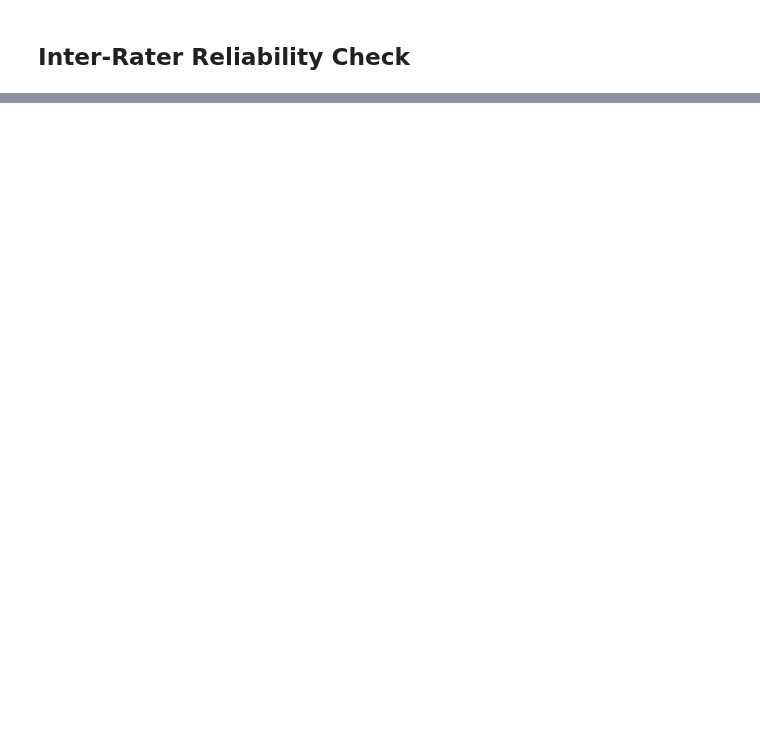
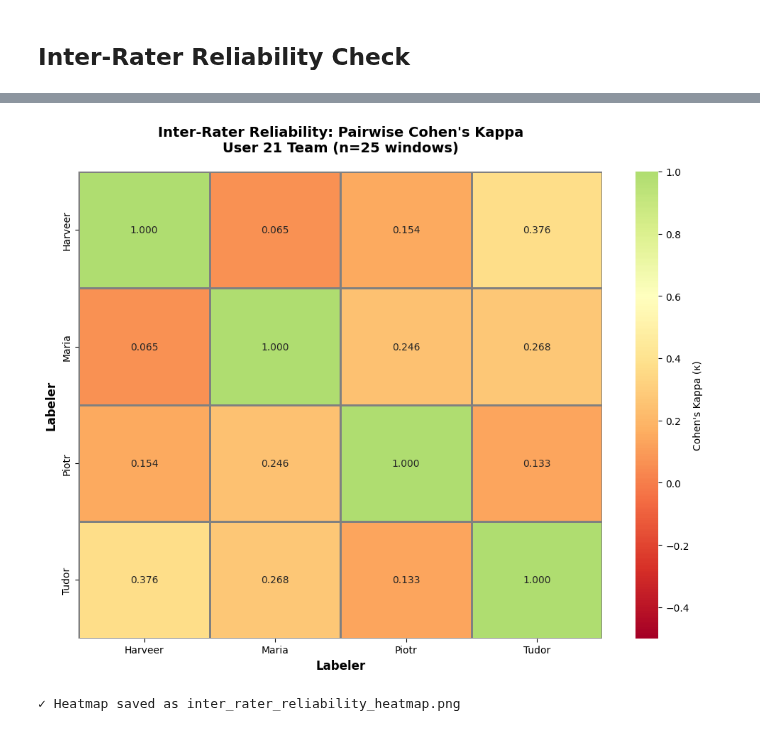
Before and after one commit to tudormatei/dsai-project, a Jupyter notebook: labeling_interface.ipynb, the cells around one changed output, grey strips where cells are left out. Saved outputs shown, nothing was run; the diff lists cells and outputs as text; code cells hidden in the pictures; blank space fills up the shorter version.

Commit message:
inter-rater reliability testing

```diff
--- a/labeling_interface.ipynb
+++ b/labeling_interface.ipynb
@@ -311,0 +179,64 @@ INTER-RATER RELIABILITY
+# %%
+# Create visualization heatmaps
+import matplotlib.pyplot as plt
+import seaborn as sns
+
+# Create kappa matrix for overall heatmap
+n_labelers = len(labelers)
+kappa_matrix = np.zeros((n_labelers, n_labelers))
+
+for i, labeler1 in enumerate(labelers):
+    for j, labeler2 in enumerate(labelers):
+        if i == j:
+            kappa_matrix[i, j] = 1.0  # Perfect agreement with self
+        elif i < j:
+            df1 = dfs[labeler1]
+            df2 = dfs[labeler2]
+
+            merged = pd.merge(df1[['window_idx'] + concepts],
+                              df2[['window_idx'] + concepts],
+                              on='window_idx',
+                              suffixes=('_1', '_2'))
+
+            # Calculate average kappa across all concepts
+            pair_kappas = []
+            for concept in concepts:
+                col1 = f'{concept}_1'
+                col2 = f'{concept}_2'
+                labels1 = (merged[col1] * 2).astype(int)
+                labels2 = (merged[col2] * 2).astype(int)
+                kappa = cohen_kappa_score(labels1, labels2)
+                pair_kappas.append(kappa)
+
+            avg_kappa = np.mean(pair_kappas)
+            kappa_matrix[i, j] = avg_kappa
+            kappa_matrix[j, i] = avg_kappa  # Symmetric
+
+# Create overall heatmap
+plt.figure(figsize=(10, 8))
+sns.heatmap(kappa_matrix,
+            annot=True,
+            fmt='.3f',
+            cmap='RdYlGn',
+            center=0.6,
+            vmin=-0.5,
+            vmax=1.0,
+            xticklabels=[l.capitalize() for l in labelers],
+            yticklabels=[l.capitalize() for l in labelers],
+            cbar_kws={'label': 'Cohen\'s Kappa (κ)'},
+            linewidths=1,
+            linecolor='gray')
+
+plt.title('Inter-Rater Reliability: Pairwise Cohen\'s Kappa\nUser 21 Team (n=25 windows)',
+          fontsize=14, fontweight='bold', pad=20)
+plt.xlabel('Labeler', fontsize=12, fontweight='bold')
+plt.ylabel('Labeler', fontsize=12, fontweight='bold')
+
+plt.tight_layout()
+plt.savefig('inter_rater_reliability_heatmap.png', dpi=300, bbox_inches='tight')
+plt.show()
+
+print('✓ Heatmap saved as inter_rater_reliability_heatmap.png')
+# %% [output]
+[figure, added]
+✓ Heatmap saved as inter_rater_reliability_heatmap.png
```
Also changed, not shown: parts of 10 cells of this notebook, 2 other files.
